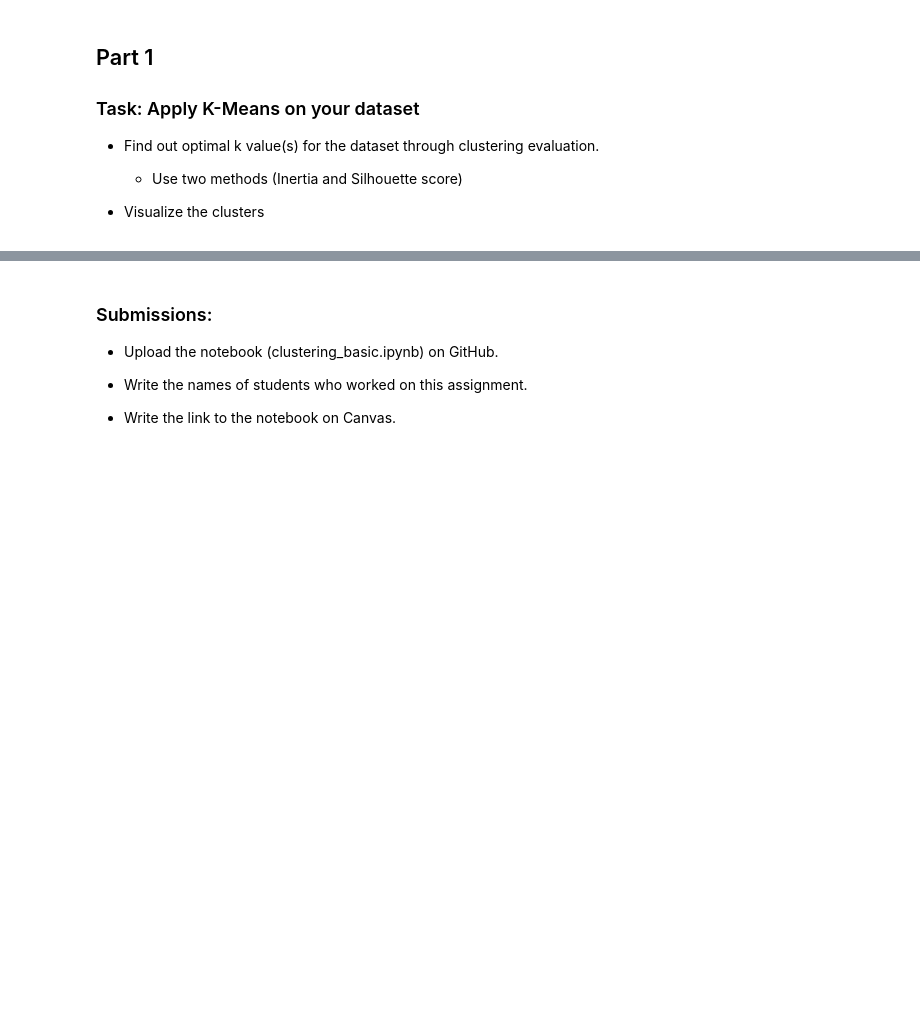
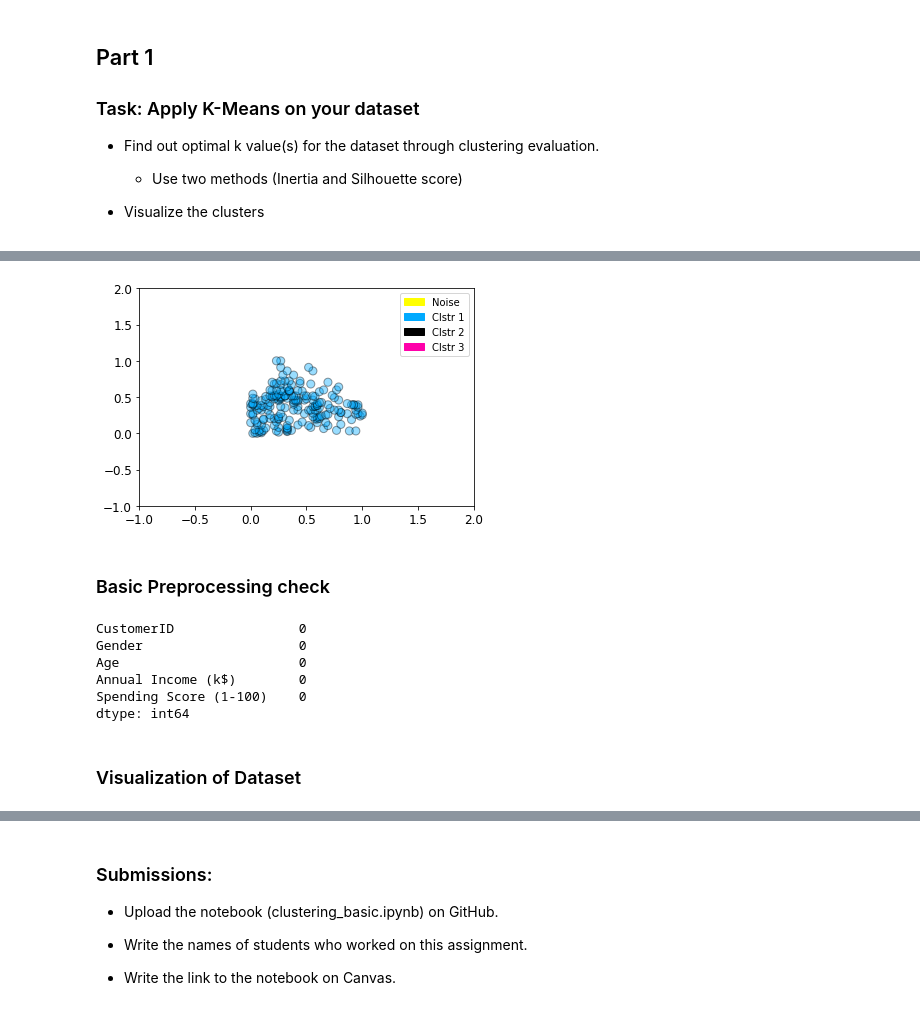
Before and after one commit to sonalidesarda/ClusteringDemo, a Jupyter notebook: clustering_basic.ipynb, the cells around one changed output, grey strips where cells are left out. Saved outputs shown, nothing was run; the diff lists cells and outputs as text; code cells hidden in the pictures; blank space fills up the shorter version.

```diff
--- a/clustering_basic.ipynb
+++ b/clustering_basic.ipynb
@@ -502,0 +736,20 @@ plt.show()
+# %%
+dbscan = DBSCAN(eps = 2, min_samples= 2)
+cls = dbscan.fit_predict(X_normalized)
+plot_labelled_scatter(X_normalized, cls + 1, ['Noise', 'Clstr 1', 'Clstr 2', 'Clstr 3'])
+# %% [output]
+[figure, added]
+# %% [markdown]
+### Basic Preprocessing check
+# %%
+#CHeck Null Values
+df.isnull().sum()
+# %% [output]
+CustomerID                0
+Gender                    0
+Age                       0
+Annual Income (k$)        0
+Spending Score (1-100)    0
+dtype: int64
+# %% [markdown]
+### Visualization of Dataset
```
Also changed, not shown: parts of 52 cells of this notebook, 3 other files.
